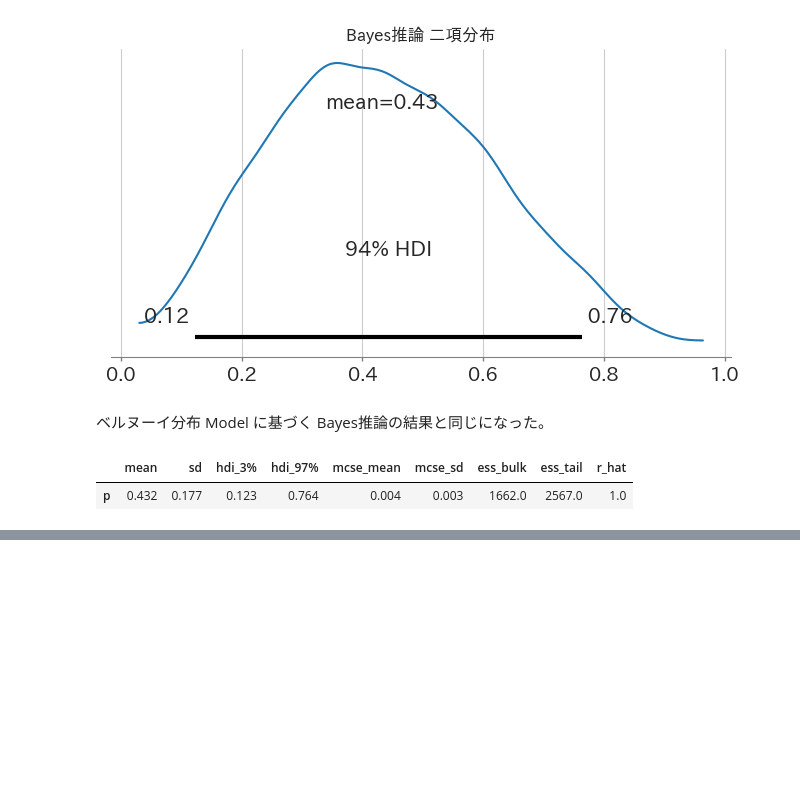
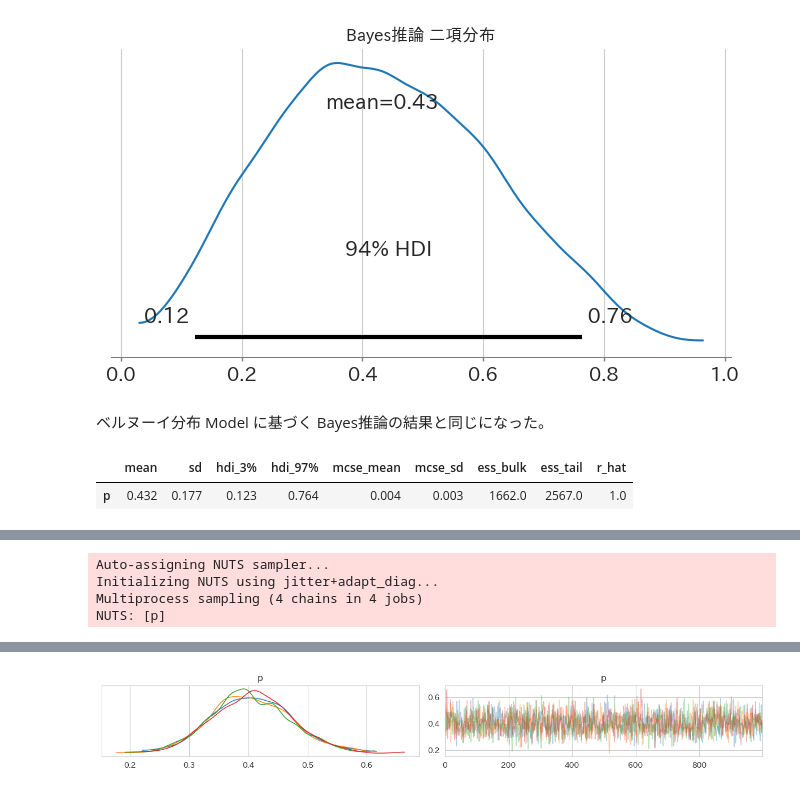
Before and after one commit to 1024xx4/py_bayes_intro, a Jupyter notebook: first_bayesian_interface_exercise.ipynb, the cells around one changed output, grey strips where cells are left out. Cells and saved outputs as stored; diff of their text form; code cells hidden in the pictures; blank space fills up the shorter version.

```diff
--- a/first_bayesian_interface_exercise.ipynb
+++ b/first_bayesian_interface_exercise.ipynb
@@ -318,0 +323,24 @@ display(summary)
+# %%
+# 確率 Model 定義
+
+# Context定義
+model3 = pm.Model()
+
+with model3:
+    p = pm.Uniform('p', lower=0.0, upper=1)  # 事前分布: 一様分布
+
+    X_obs = pm.Binomial('X_obs', p=p, n=50, observed=20)
+# %%
+# Sampling
+with model3:
+    idata3 = pm.sample(random_seed=42)
+
+# Sampling が正常に行なわれているか確認
+ax = az.plot_trace(idata3, compact=False)
+plt.tight_layout()
+plt.show()
+# %% [output]
+Auto-assigning NUTS sampler...
+Initializing NUTS using jitter+adapt_diag...
+Multiprocess sampling (4 chains in 4 jobs)
+NUTS: [p]
@@ -318,0 +349 @@ display(summary)
+[figure, added]
```
Also changed, not shown: parts of 5 cells of this notebook.
